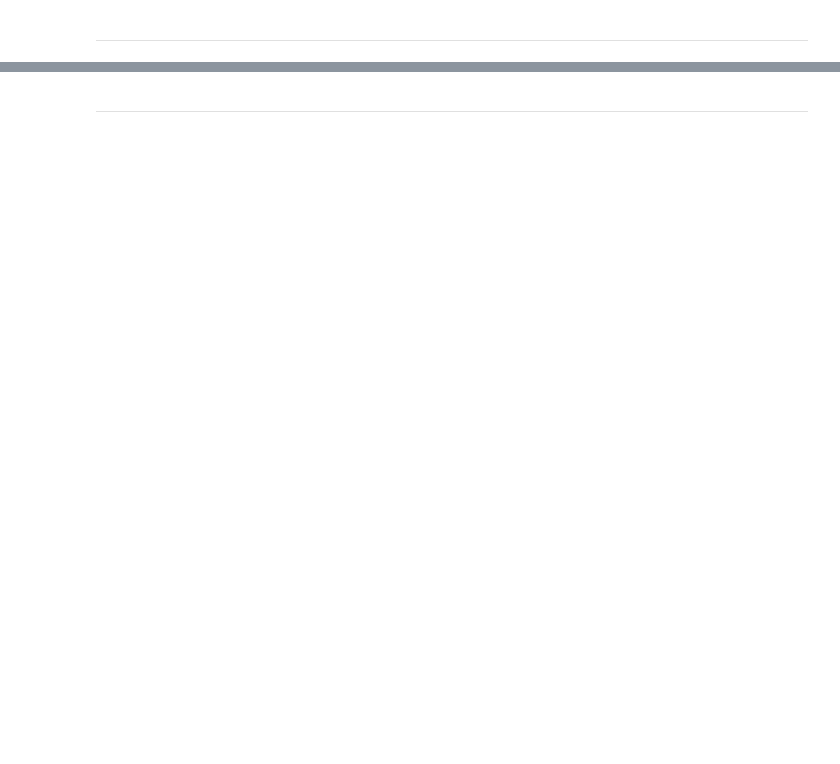
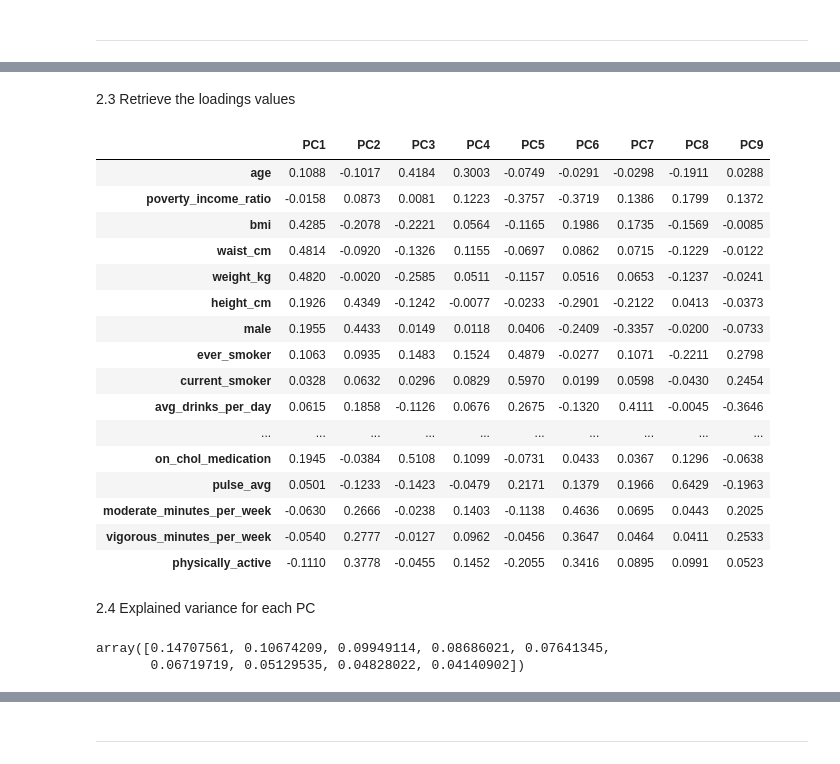
Before and after one commit to zuchm/Machine-Learning, a Jupyter notebook: src/4.2_pca.ipynb, the cells around one changed output, grey strips where cells are left out. Cells and saved outputs as stored; diff of their text form; code cells hidden in the pictures; blank space fills up the shorter version.

```diff
--- a/src/4.2_pca.ipynb
+++ b/src/4.2_pca.ipynb
@@ -49,0 +33,3 @@ Y.shape  # 150 rows. There are 150 flowers in the data set
+# %%
+ht_risk_df = pd.read_csv('../data/nhanes_hypertension_risk.csv')
+ht_risk_df
@@ -343,0 +85,14 @@ fig.show()
+# %%
+# Convert Yes/No fields to binary 1/0
+ht_risk_model = ht_risk_df.copy()
+ht_risk_model['on_chol_medication'] = ht_risk_model['on_chol_medication'].map({'No': 0, 'Yes': 1})
+
+X = ht_risk_model[feature_cols].values
+Y = ht_risk_model[target_col].values
+
+# Scale data
+X = scale(X)
+
+# Examine shape:
+print(X.shape)  # rows = participants, columns = input risk-factor features
+print(Y.shape)  # one hypertension_risk label per participant
@@ -343,0 +113,17 @@ fig.show()
+# %%
+pca_full = decomposition.PCA(n_components=len(feature_cols))
+pca_full.fit(X)
+
+
+eigenvalues_full = pca_full.explained_variance_
+explained_variance_full = pca_full.explained_variance_ratio_
+cumulative_variance_full = np.cumsum(explained_variance_full)
+
+
+df_full = pd.DataFrame({
+    'PC': [f'PC{i}' for i in range(1, len(feature_cols) + 1)],
+    'Eigenvalue': eigenvalues_full,
+    'Explained Variance': explained_variance_full,
+    'Cumulative Variance': cumulative_variance_full
+})
+df_full
@@ -343,0 +241,3 @@ fig.show()
+# %%
+pca = decomposition.PCA(n_components=9)
+pca.fit(X)
@@ -343,0 +298,32 @@ fig.show()
+# %% [markdown]
+2.3 Retrieve the loadings values
+# %%
+loadings = pca.components_.T
+df_loadings = pd.DataFrame(loadings, columns=['PC1','PC2','PC3','PC4', 'PC5','PC6','PC7','PC8','PC9'], index=feature_cols)
+df_loadings
+# %% [output]
+|  | PC1 | PC2 | PC3 | PC4 | PC5 | PC6 | PC7 | PC8 | PC9 |
+| age | 0.1088 | -0.1017 | 0.4184 | 0.3003 | -0.0749 | -0.0291 | -0.0298 | -0.1911 | 0.0288 |
+| poverty_income_ratio | -0.0158 | 0.0873 | 0.0081 | 0.1223 | -0.3757 | -0.3719 | 0.1386 | 0.1799 | 0.1372 |
+| bmi | 0.4285 | -0.2078 | -0.2221 | 0.0564 | -0.1165 | 0.1986 | 0.1735 | -0.1569 | -0.0085 |
+| waist_cm | 0.4814 | -0.0920 | -0.1326 | 0.1155 | -0.0697 | 0.0862 | 0.0715 | -0.1229 | -0.0122 |
+| weight_kg | 0.4820 | -0.0020 | -0.2585 | 0.0511 | -0.1157 | 0.0516 | 0.0653 | -0.1237 | -0.0241 |
+| height_cm | 0.1926 | 0.4349 | -0.1242 | -0.0077 | -0.0233 | -0.2901 | -0.2122 | 0.0413 | -0.0373 |
+| male | 0.1955 | 0.4433 | 0.0149 | 0.0118 | 0.0406 | -0.2409 | -0.3357 | -0.0200 | -0.0733 |
+| ever_smoker | 0.1063 | 0.0935 | 0.1483 | 0.1524 | 0.4879 | -0.0277 | 0.1071 | -0.2211 | 0.2798 |
+| current_smoker | 0.0328 | 0.0632 | 0.0296 | 0.0829 | 0.5970 | 0.0199 | 0.0598 | -0.0430 | 0.2454 |
+| avg_drinks_per_day | 0.0615 | 0.1858 | -0.1126 | 0.0676 | 0.2675 | -0.1320 | 0.4111 | -0.0045 | -0.3646 |
+| ... | ... | ... | ... | ... | ... | ... | ... | ... | ... |
+| on_chol_medication | 0.1945 | -0.0384 | 0.5108 | 0.1099 | -0.0731 | 0.0433 | 0.0367 | 0.1296 | -0.0638 |
+| pulse_avg | 0.0501 | -0.1233 | -0.1423 | -0.0479 | 0.2171 | 0.1379 | 0.1966 | 0.6429 | -0.1963 |
+| moderate_minutes_per_week | -0.0630 | 0.2666 | -0.0238 | 0.1403 | -0.1138 | 0.4636 | 0.0695 | 0.0443 | 0.2025 |
+| vigorous_minutes_per_week | -0.0540 | 0.2777 | -0.0127 | 0.0962 | -0.0456 | 0.3647 | 0.0464 | 0.0411 | 0.2533 |
+| physically_active | -0.1110 | 0.3778 | -0.0455 | 0.1452 | -0.2055 | 0.3416 | 0.0895 | 0.0991 | 0.0523 |
+# %% [markdown]
+2.4 Explained variance for each PC
+# %%
+explained_variance = pca.explained_variance_ratio_
+explained_variance
+# %% [output]
+array([0.14707561, 0.10674209, 0.09949114, 0.08686021, 0.07641345,
+       0.06719719, 0.05129535, 0.04828022, 0.04140902])
```
Also changed, not shown: parts of 104 cells of this notebook.
